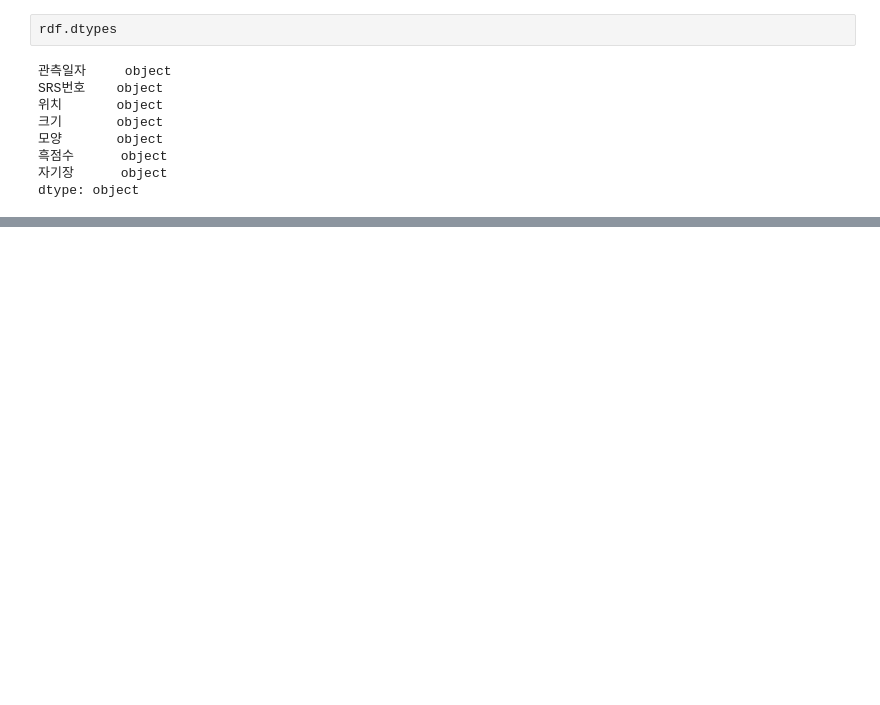
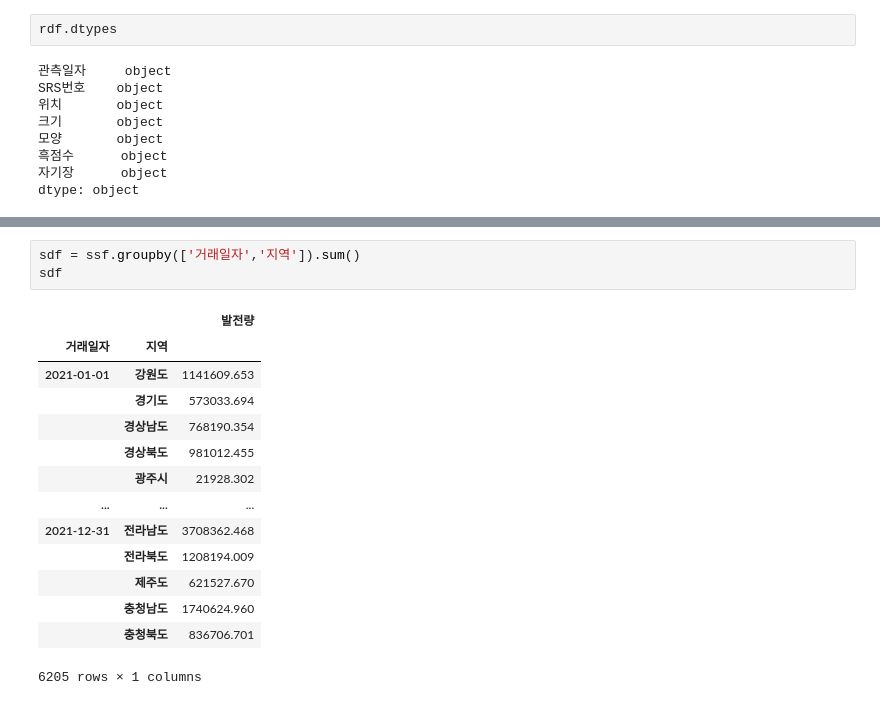
Before and after one commit to MDBluequasar/BigdatamegaIT, a Jupyter notebook: 수업내용/과제물/태양흑점활동.ipynb, the cells around one changed output, grey strips where cells are left out. Saved outputs shown, nothing was run; the diff lists cells and outputs as text; blank space fills up the shorter version.

```diff
--- a/수업내용/과제물/태양흑점활동.ipynb
+++ b/수업내용/과제물/태양흑점활동.ipynb
@@ -192,0 +235,18 @@ plt.close()
+# %%
+sdf = ssf.groupby(['거래일자','지역']).sum()
+sdf
+# %% [output]
+|  |  | 발전량 |
+| 거래일자 | 지역 |  |
+| 2021-01-01 | 강원도 | 1141609.653 |
+|  | 경기도 | 573033.694 |
+|  | 경상남도 | 768190.354 |
+|  | 경상북도 | 981012.455 |
+|  | 광주시 | 21928.302 |
+| ... | ... | ... |
+| 2021-12-31 | 전라남도 | 3708362.468 |
+|  | 전라북도 | 1208194.009 |
+|  | 제주도 | 621527.670 |
+|  | 충청남도 | 1740624.960 |
+|  | 충청북도 | 836706.701 |
+6205 rows × 1 columns
```
Also changed, not shown: parts of 14 cells of this notebook, 7 other files.
